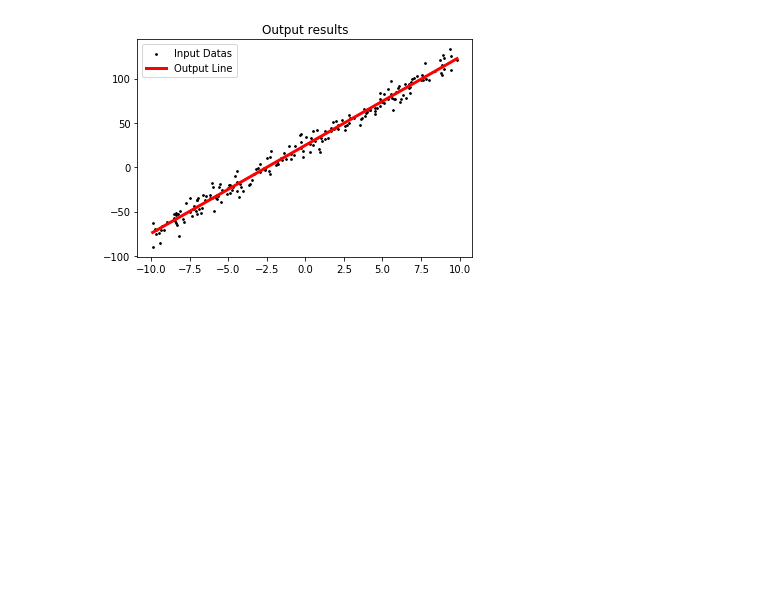
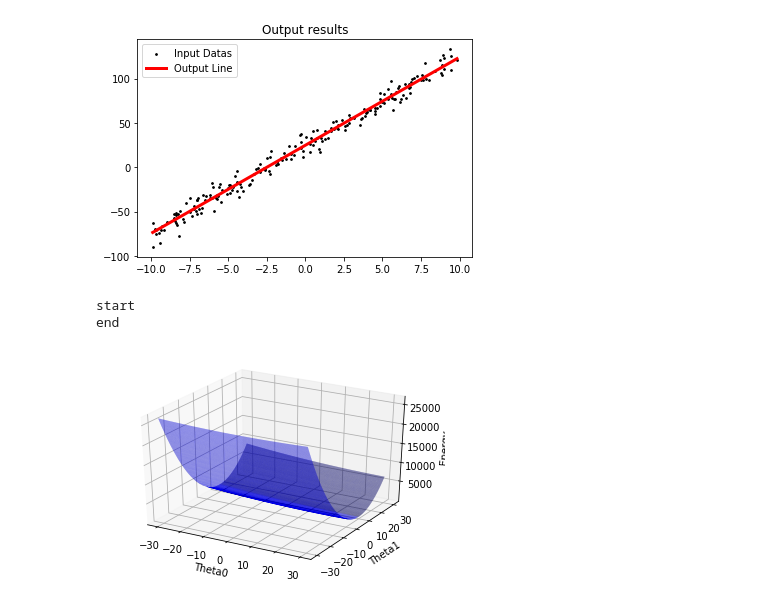
Before and after one commit to jesnk/20_1_ml_class, a Jupyter notebook: assignment/03/03.ipynb, the cells around one changed output. Saved outputs shown, nothing was run; the diff lists cells and outputs as text; code cells hidden in the pictures; blank space fills up the shorter version.

Commit message:
Plotting Energy Surface

```diff
--- a/assignment/03/03.ipynb
+++ b/assignment/03/03.ipynb
@@ -130,3 +130,45 @@ plt.legend([plot1,plot2],["Input Datas","Output Line"])
 plt.show()
 # %% [output]
 [figure]
+# %%
+import collections
+
+
+
+Point = collections.namedtuple('Point',['x','y'])
+datas = [Point(x,y) for x,y in zip(x_data,y_data)]
+th0s = torch.linspace(start=-30,end=30,steps=601,device='cuda')
+th1s = torch.linspace(start=-30,end=30,steps=601,device='cuda')
+
+TH0, TH1 = torch.meshgrid(th0s,th1s)
+
+LOSS = np.zeros(TH0.shape)
+TH0 = TH0.to('cuda')
+TH1 = TH1.to('cuda')
+x_data_ = x_data.to('cuda')
+y_data_ = y_data.to('cuda')
+
+print('start')
+for i, t0 in enumerate(TH0) :
+    for j, t1 in enumerate(TH1) :
+        loss = (1/(2*len(y_data)))*torch.sum(((TH0[i,j] + TH1[i,j]*x_data_) - y_data_)**2)
+        LOSS[i,j] = loss.item()
+print('end')
+# %% [output]
+start
+end
+# %%
+# Setting For Plotting
+TH0 = np.array(TH0.cpu())
+TH1 = np.array(TH1.cpu())
+# %%
+from mpl_toolkits.mplot3d import Axes3D
+fig = plt.figure()
+ax = fig.gca(projection='3d')
+ax.plot_surface(TH0,TH1,LOSS,rstride=1,cstride=1,color='b',alpha=0.5)
+ax.set_xlabel('Theta0')
+ax.set_ylabel('Theta1')
+ax.set_zlabel('Energy')
+plt.show()
+# %% [output]
+[figure, added]
```
